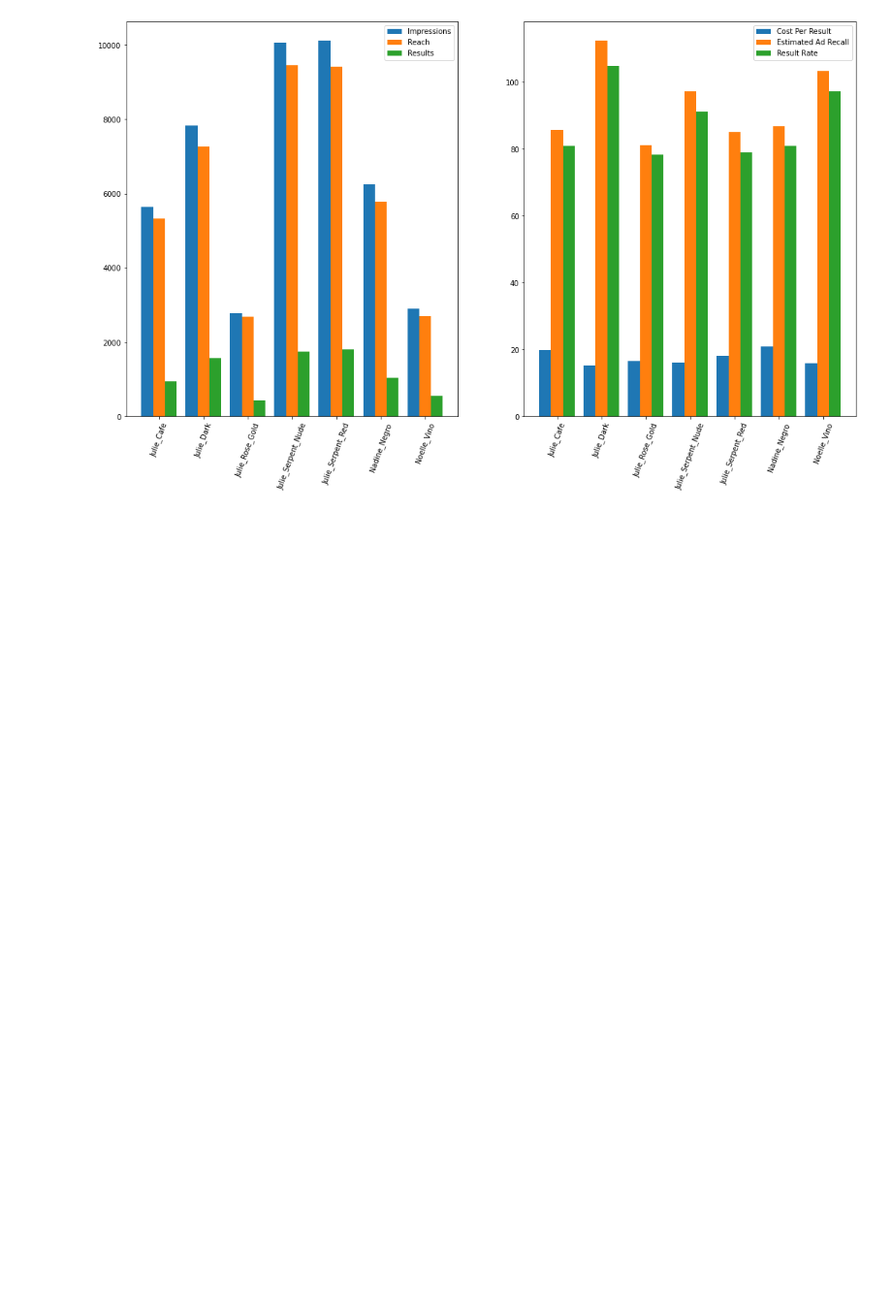
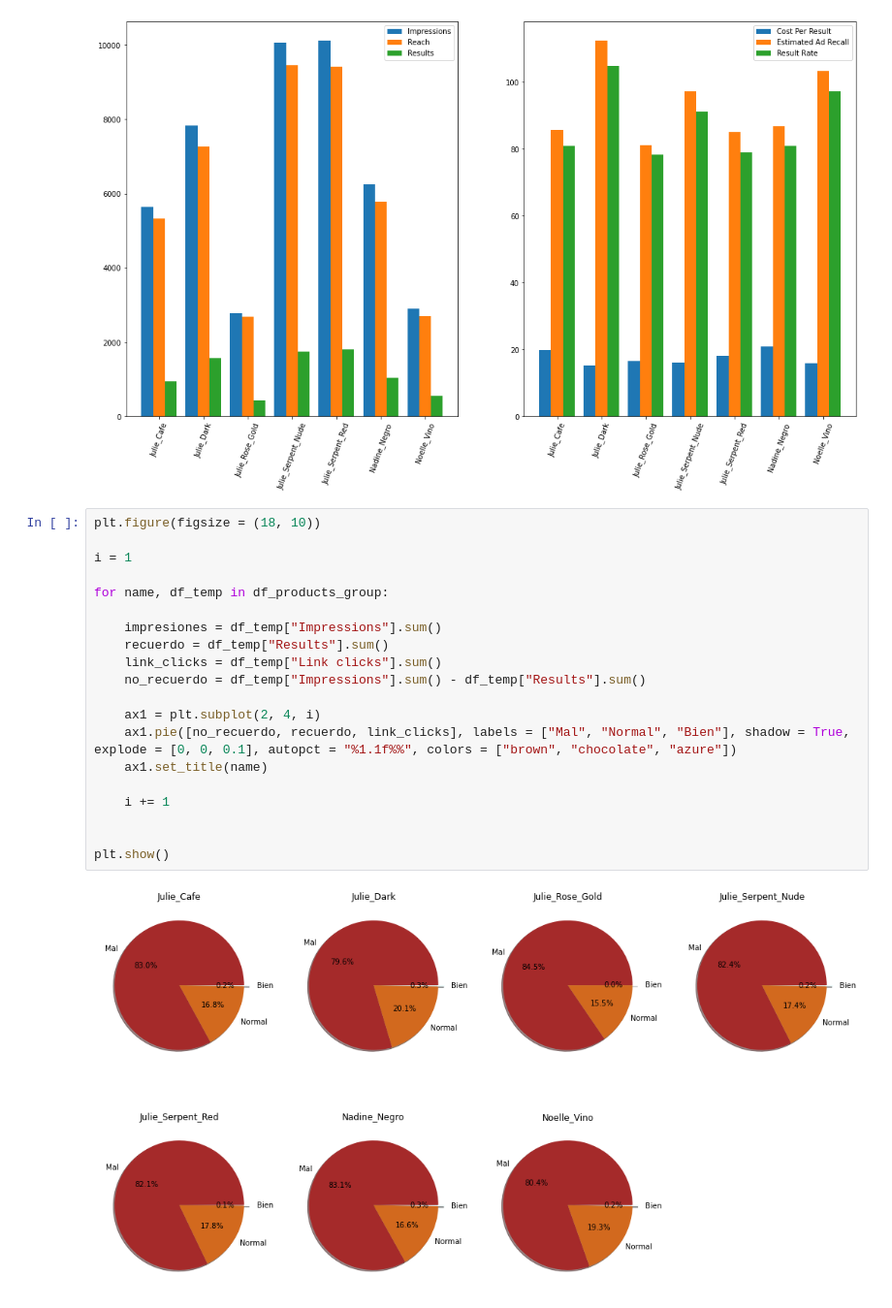
Before and after one commit to juanm05/Abril_Facebook, a Jupyter notebook: main.ipynb, the cells around one changed output. Shown at 97% size. Drawn from its saved outputs; the diff is of its cells as text; blank space fills up the shorter version.

```diff
--- a/main.ipynb
+++ b/main.ipynb
@@ -307,3 +303,25 @@ plt.legend()
 plt.show()
 # %% [output]
 [figure]
+# %%
+plt.figure(figsize = (18, 10))
+
+i = 1
+
+for name, df_temp in df_products_group:
+
+    impresiones = df_temp["Impressions"].sum()
+    recuerdo = df_temp["Results"].sum()
+    link_clicks = df_temp["Link clicks"].sum()
+    no_recuerdo = df_temp["Impressions"].sum() - df_temp["Results"].sum()
+
+    ax1 = plt.subplot(2, 4, i)
+    ax1.pie([no_recuerdo, recuerdo, link_clicks], labels = ["Mal", "Normal", "Bien"], shadow = True, explode = [0, 0, 0.1], autopct = "%1.1f%%", colors = ["brown", "chocolate", "azure"])
+    ax1.set_title(name)
+
+    i += 1
+
+
+plt.show()
+# %% [output]
+[figure, added]
```
Also changed, not shown: parts of 3 cells of this notebook.
